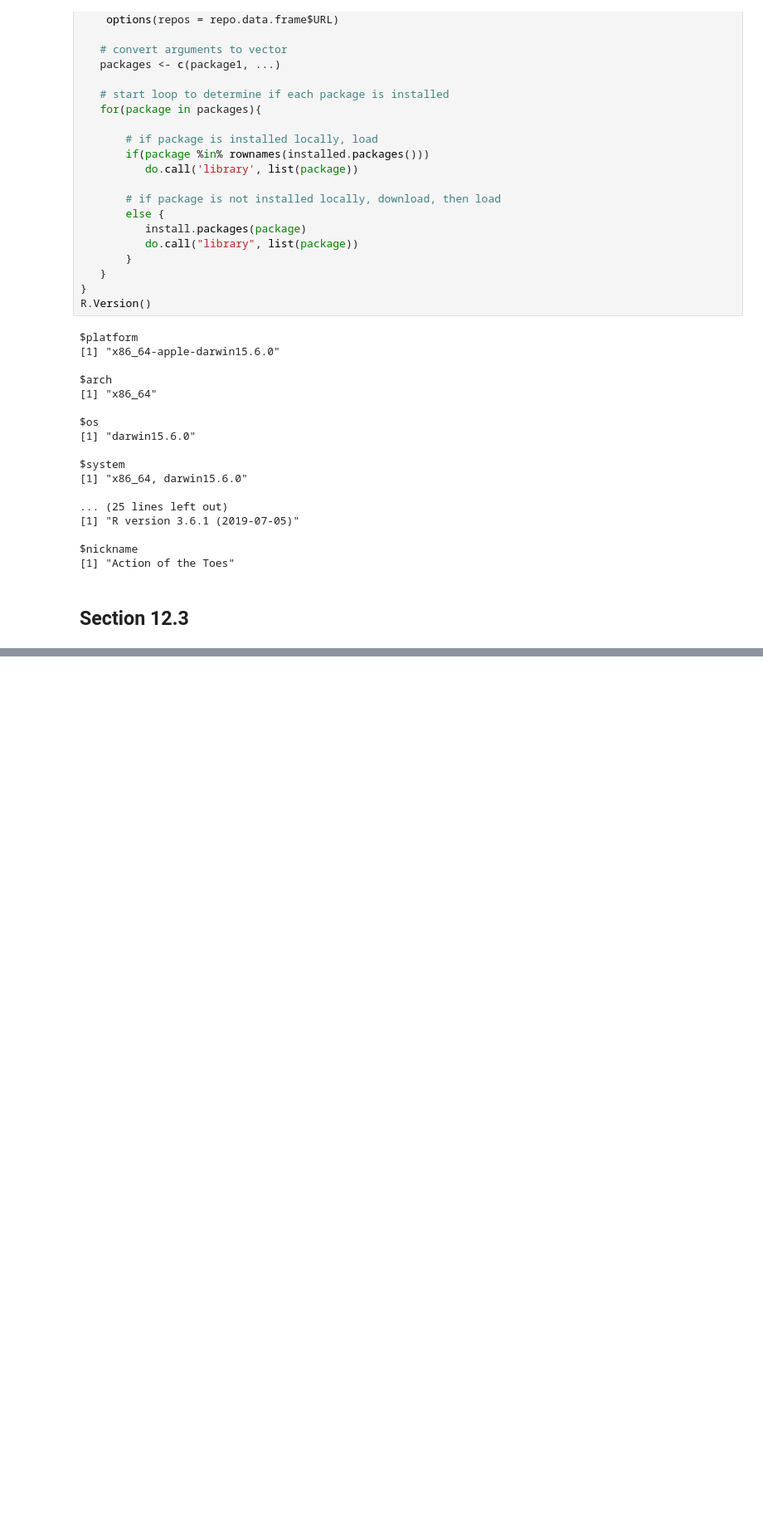
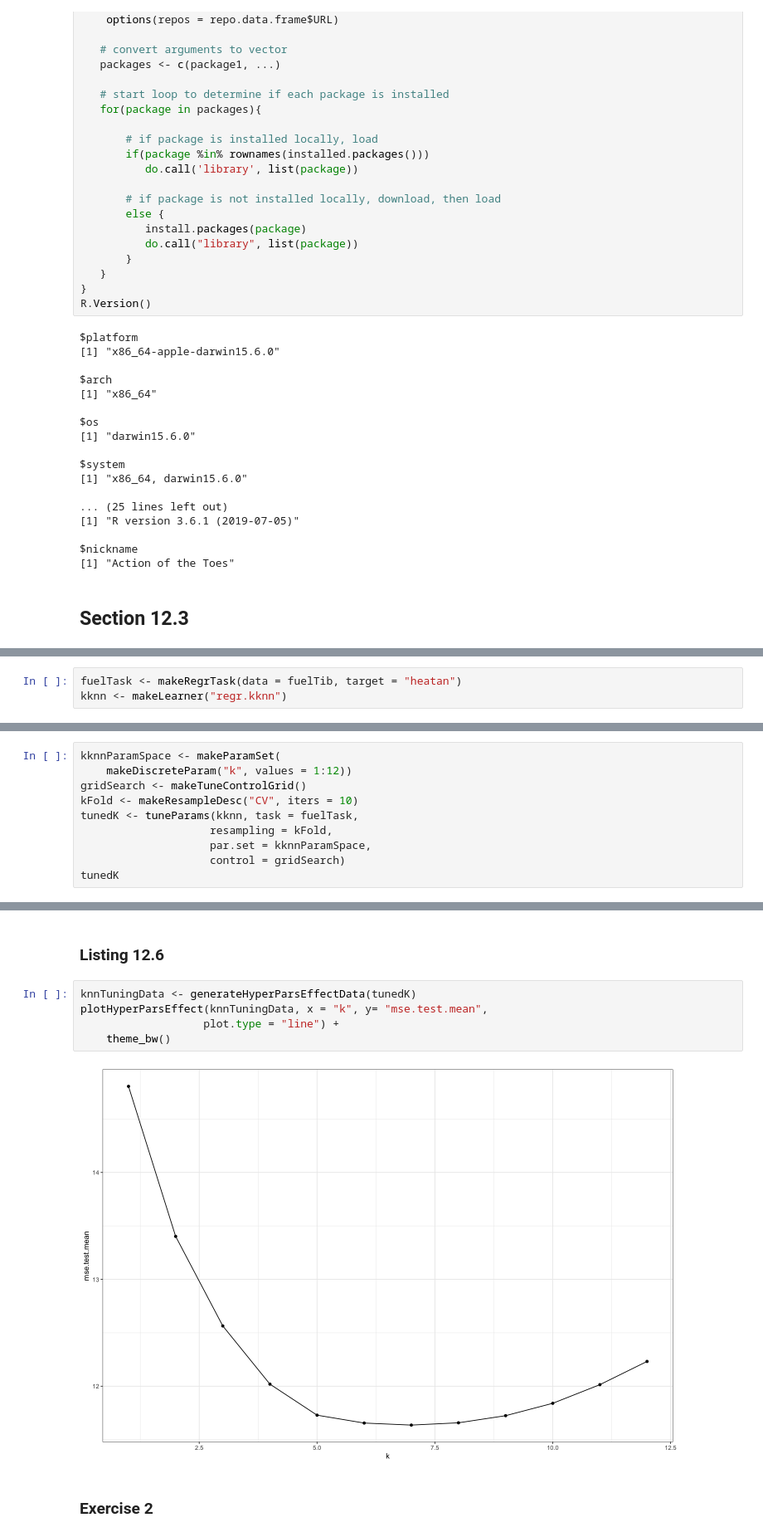
Before and after one commit to brainvat/Hefin-I-Rhys-Machine-Learning-with-R-the-tidyverse-and-mlr, a Jupyter notebook: chapter_12/Chapter 12 - Regression with kNN, random forest, and XGBoost.ipynb, the cells around one changed output, grey strips where cells are left out. Shown at 83% size. Cells and saved outputs as stored; diff of their text form; blank space fills up the shorter version.

```diff
--- a/chapter_12/Chapter 12 - Regression with kNN, random forest, and XGBoost.ipynb
+++ b/chapter_12/Chapter 12 - Regression with kNN, random forest, and XGBoost.ipynb
@@ -70,0 +192,3 @@ Loading required package: TeachingDemos
+# %%
+fuelTask <- makeRegrTask(data = fuelTib, target = "heatan")
+kknn <- makeLearner("regr.kknn")
@@ -70,0 +203,10 @@ Loading required package: TeachingDemos
+# %%
+kknnParamSpace <- makeParamSet(
+    makeDiscreteParam("k", values = 1:12))
+gridSearch <- makeTuneControlGrid()
+kFold <- makeResampleDesc("CV", iters = 10)
+tunedK <- tuneParams(kknn, task = fuelTask,
+                    resampling = kFold,
+                    par.set = kknnParamSpace,
+                    control = gridSearch)
+tunedK
@@ -70,0 +234,11 @@ Loading required package: TeachingDemos
+# %% [markdown]
+### Listing 12.6
+# %%
+knnTuningData <- generateHyperParsEffectData(tunedK)
+plotHyperParsEffect(knnTuningData, x = "k", y= "mse.test.mean",
+                   plot.type = "line") +
+    theme_bw()
+# %% [output]
+[figure, added]
+# %% [markdown]
+### Exercise 2
```
Also changed, not shown: parts of 19 cells of this notebook.
